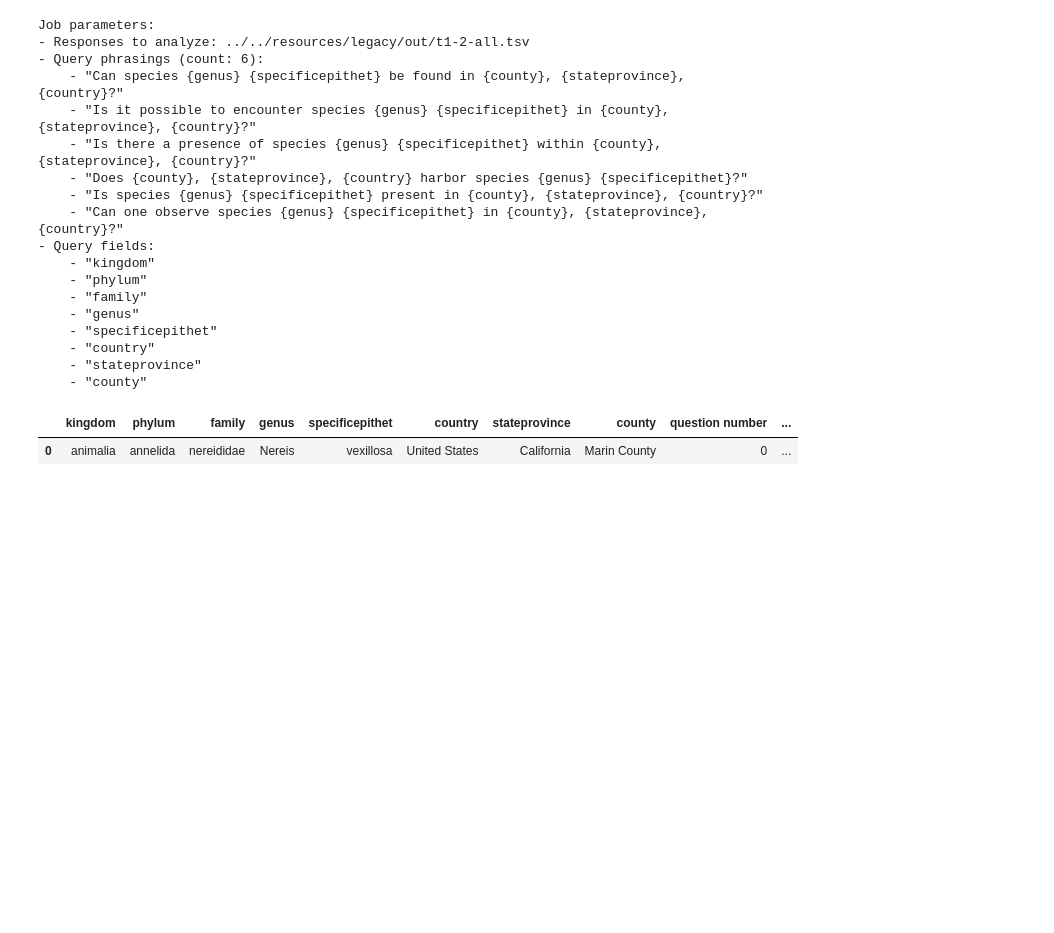
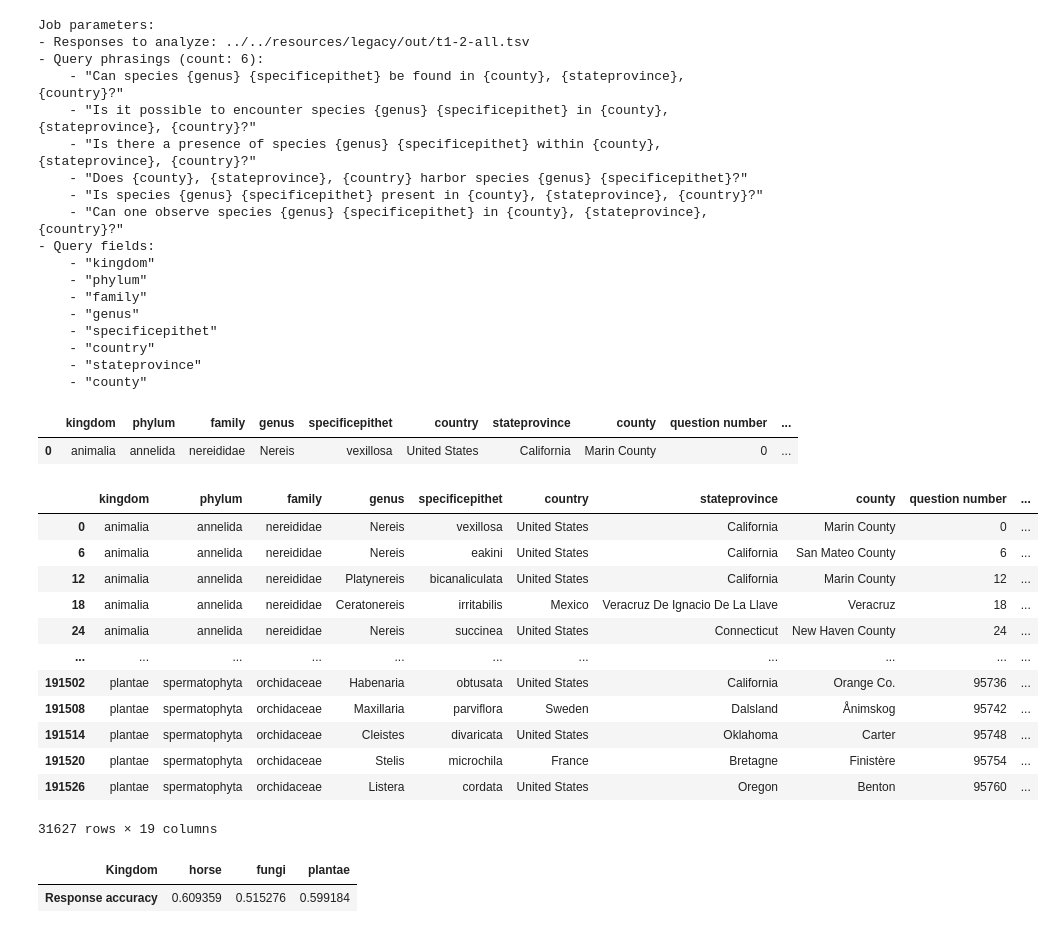
Before and after one commit to mielliott/biodiversity-llms, a Jupyter notebook: tdwg2023/v2/workflow/notebooks/results.py.ipynb, the cells around one changed output. Drawn from its saved outputs; the diff is of its cells as text; code cells hidden in the pictures; blank space fills up the shorter version.

```diff
--- a/tdwg2023/v2/workflow/notebooks/results.py.ipynb
+++ b/tdwg2023/v2/workflow/notebooks/results.py.ipynb
@@ -178,0 +176,21 @@ train_df.groupby("kingdom")["correct"].mean() * .5 + .5
+# %%
+df.
+# %% [output]
+|  | kingdom | phylum | family | genus | specificepithet | country | stateprovince | county | question number | ... |
+| 0 | animalia | annelida | nereididae | Nereis | vexillosa | United States | California | Marin County | 0 | ... |
+| 6 | animalia | annelida | nereididae | Nereis | eakini | United States | California | San Mateo County | 6 | ... |
+| 12 | animalia | annelida | nereididae | Platynereis | bicanaliculata | United States | California | Marin County | 12 | ... |
+| 18 | animalia | annelida | nereididae | Ceratonereis | irritabilis | Mexico | Veracruz De Ignacio De La Llave | Veracruz | 18 | ... |
+| 24 | animalia | annelida | nereididae | Nereis | succinea | United States | Connecticut | New Haven County | 24 | ... |
+| ... | ... | ... | ... | ... | ... | ... | ... | ... | ... | ... |
+| 191502 | plantae | spermatophyta | orchidaceae | Habenaria | obtusata | United States | California | Orange Co. | 95736 | ... |
+| 191508 | plantae | spermatophyta | orchidaceae | Maxillaria | parviflora | Sweden | Dalsland | Ånimskog | 95742 | ... |
+| 191514 | plantae | spermatophyta | orchidaceae | Cleistes | divaricata | United States | Oklahoma | Carter | 95748 | ... |
+| 191520 | plantae | spermatophyta | orchidaceae | Stelis | microchila | France | Bretagne | Finistère | 95754 | ... |
+| 191526 | plantae | spermatophyta | orchidaceae | Listera | cordata | United States | Oregon | Benton | 95760 | ... |
+31627 rows × 19 columns
+# %%
+d.rename(columns={"animalia": "horse"})
+# %% [output]
+| Kingdom | horse | fungi | plantae |
+| Response accuracy | 0.609359 | 0.515276 | 0.599184 |
```
Also changed, not shown: parts of 15 cells of this notebook.
